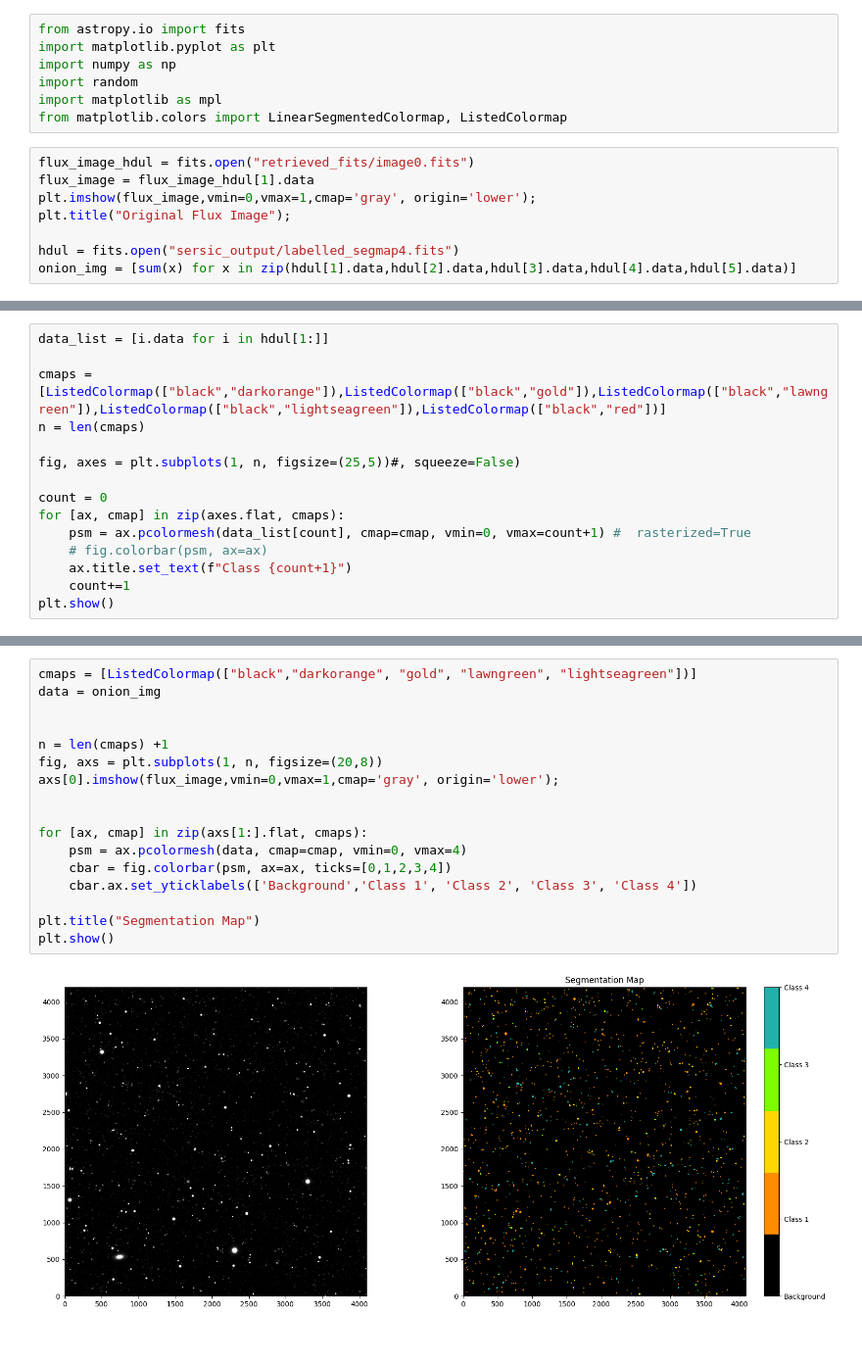
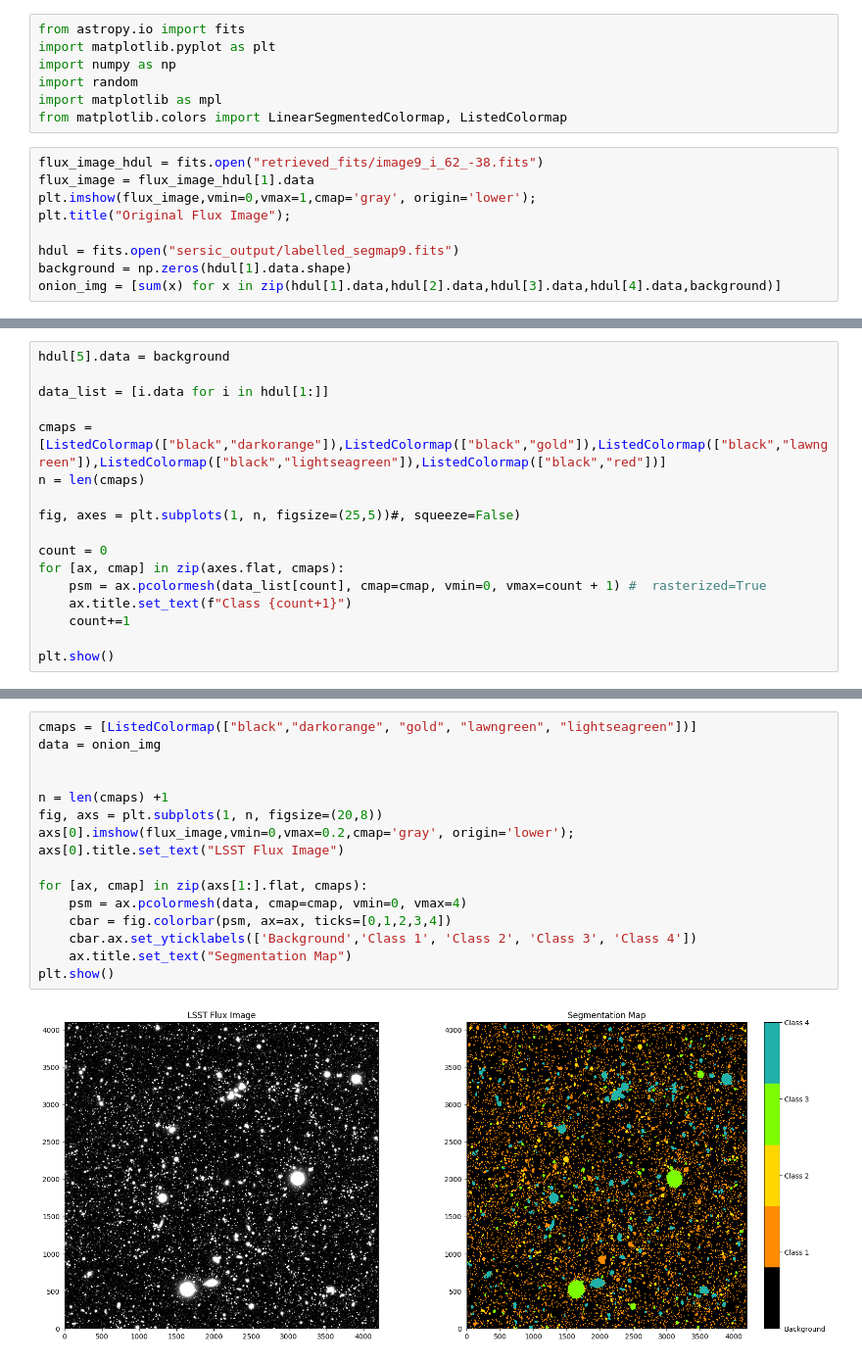
Before and after one commit to sierrajanson/Comp_Astro_Lab-Rubin, a Jupyter notebook: program/displaying_segmaps.ipynb, the cells around one changed output, grey strips where cells are left out. Shown at 98% size. Drawn from its saved outputs; the diff is of its cells as text.

```diff
--- a/program/displaying_segmaps.ipynb
+++ b/program/displaying_segmaps.ipynb
@@ -6,11 +6,12 @@ import random
 import matplotlib as mpl
 from matplotlib.colors import LinearSegmentedColormap, ListedColormap
 # %%
-flux_image_hdul = fits.open("retrieved_fits/image0.fits")
+flux_image_hdul = fits.open("retrieved_fits/image9_i_62_-38.fits")
 flux_image = flux_image_hdul[1].data
 plt.imshow(flux_image,vmin=0,vmax=1,cmap='gray', origin='lower');
 plt.title("Original Flux Image");
 
-hdul = fits.open("sersic_output/labelled_segmap4.fits")
-onion_img = [sum(x) for x in zip(hdul[1].data,hdul[2].data,hdul[3].data,hdul[4].data,hdul[5].data)]
+hdul = fits.open("sersic_output/labelled_segmap9.fits")
+background = np.zeros(hdul[1].data.shape)
+onion_img = [sum(x) for x in zip(hdul[1].data,hdul[2].data,hdul[3].data,hdul[4].data,background)]
 # %% [output]
@@ -18,4 +23,6 @@ onion_img = [sum(x) for x in zip(hdul[1].data,hdul[2].data,hdul[3].data,hdul[4].
 # %%
+hdul[5].data = background
+
 data_list = [i.data for i in hdul[1:]]
 
 cmaps = [ListedColormap(["black","darkorange"]),ListedColormap(["black","gold"]),ListedColormap(["black","lawngreen"]),ListedColormap(["black","lightseagreen"]),ListedColormap(["black","red"])]
@@ -25,9 +32,9 @@ fig, axes = plt.subplots(1, n, figsize=(25,5))#, squeeze=False)
 
 count = 0
 for [ax, cmap] in zip(axes.flat, cmaps):
-    psm = ax.pcolormesh(data_list[count], cmap=cmap, vmin=0, vmax=count+1) #  rasterized=True
-    # fig.colorbar(psm, ax=ax)
+    psm = ax.pcolormesh(data_list[count], cmap=cmap, vmin=0, vmax=count + 1) #  rasterized=True
     ax.title.set_text(f"Class {count+1}")
     count+=1
+
 plt.show()
 # %% [output]
@@ -35,19 +42,18 @@ plt.show()
 # %%
 cmaps = [ListedColormap(["black","darkorange", "gold", "lawngreen", "lightseagreen"])]
 data = onion_img
 
 
 n = len(cmaps) +1
 fig, axs = plt.subplots(1, n, figsize=(20,8))
-axs[0].imshow(flux_image,vmin=0,vmax=1,cmap='gray', origin='lower');
-
+axs[0].imshow(flux_image,vmin=0,vmax=0.2,cmap='gray', origin='lower');
+axs[0].title.set_text("LSST Flux Image")
 
 for [ax, cmap] in zip(axs[1:].flat, cmaps):
     psm = ax.pcolormesh(data, cmap=cmap, vmin=0, vmax=4)
     cbar = fig.colorbar(psm, ax=ax, ticks=[0,1,2,3,4])
     cbar.ax.set_yticklabels(['Background','Class 1', 'Class 2', 'Class 3', 'Class 4'])
-
-plt.title("Segmentation Map")
+    ax.title.set_text("Segmentation Map")
 plt.show()
 # %% [output]
-[figure, old version]
+[figure, new version]
```
Also changed, not shown: parts of 4 cells of this notebook, 1 other file.
